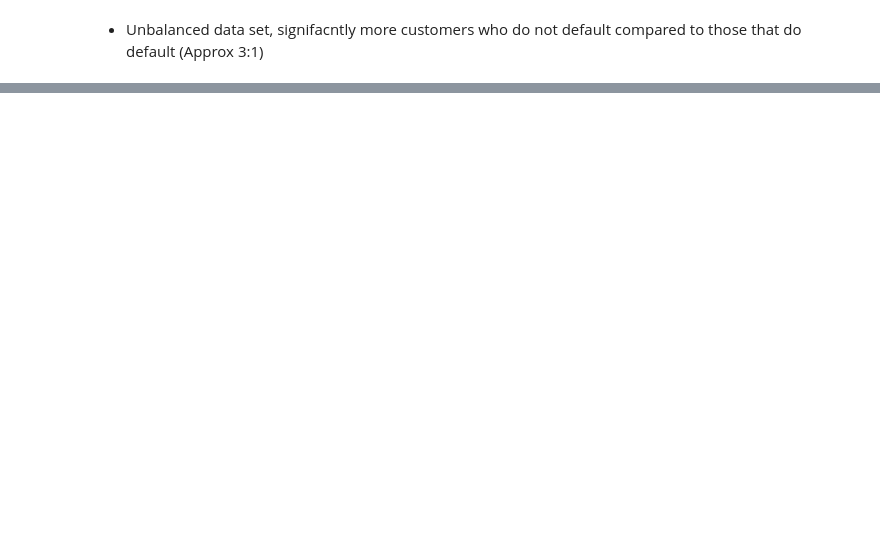
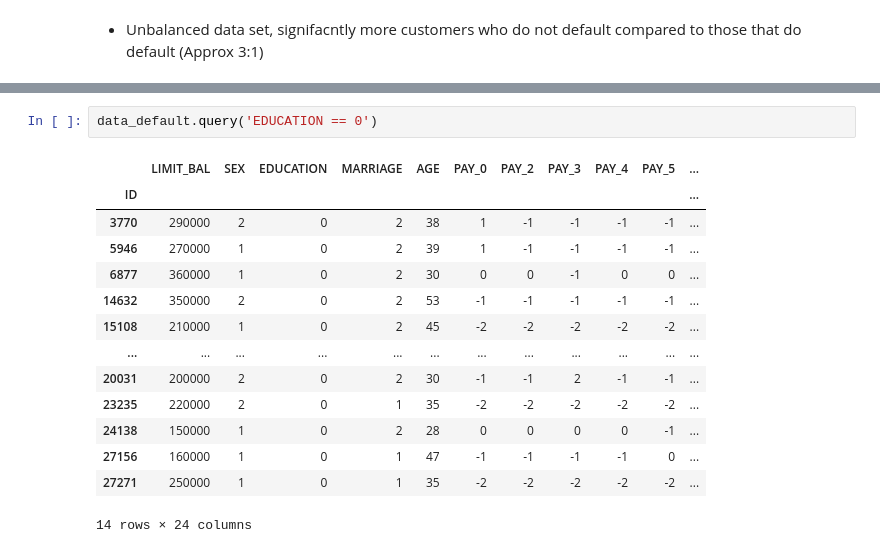
Before and after one commit to everittB/Credit_Default_Classification, a Jupyter notebook: src/default_classification.ipynb, the cells around one changed output, grey strips where cells are left out. Drawn from its saved outputs; the diff is of its cells as text; blank space fills up the shorter version.

```diff
--- a/src/default_classification.ipynb
+++ b/src/default_classification.ipynb
@@ -107,0 +170,17 @@ default_bal
+# %%
+data_default.query('EDUCATION == 0')
+# %% [output]
+|  | LIMIT_BAL | SEX | EDUCATION | MARRIAGE | AGE | PAY_0 | PAY_2 | PAY_3 | PAY_4 | PAY_5 | ... |
+| ID |  |  |  |  |  |  |  |  |  |  | ... |
+| 3770 | 290000 | 2 | 0 | 2 | 38 | 1 | -1 | -1 | -1 | -1 | ... |
+| 5946 | 270000 | 1 | 0 | 2 | 39 | 1 | -1 | -1 | -1 | -1 | ... |
+| 6877 | 360000 | 1 | 0 | 2 | 30 | 0 | 0 | -1 | 0 | 0 | ... |
+| 14632 | 350000 | 2 | 0 | 2 | 53 | -1 | -1 | -1 | -1 | -1 | ... |
+| 15108 | 210000 | 1 | 0 | 2 | 45 | -2 | -2 | -2 | -2 | -2 | ... |
+| ... | ... | ... | ... | ... | ... | ... | ... | ... | ... | ... | ... |
+| 20031 | 200000 | 2 | 0 | 2 | 30 | -1 | -1 | 2 | -1 | -1 | ... |
+| 23235 | 220000 | 2 | 0 | 1 | 35 | -2 | -2 | -2 | -2 | -2 | ... |
+| 24138 | 150000 | 1 | 0 | 2 | 28 | 0 | 0 | 0 | 0 | -1 | ... |
+| 27156 | 160000 | 1 | 0 | 1 | 47 | -1 | -1 | -1 | -1 | 0 | ... |
+| 27271 | 250000 | 1 | 0 | 1 | 35 | -2 | -2 | -2 | -2 | -2 | ... |
+14 rows × 24 columns
```
Also changed, not shown: parts of 13 cells of this notebook.
